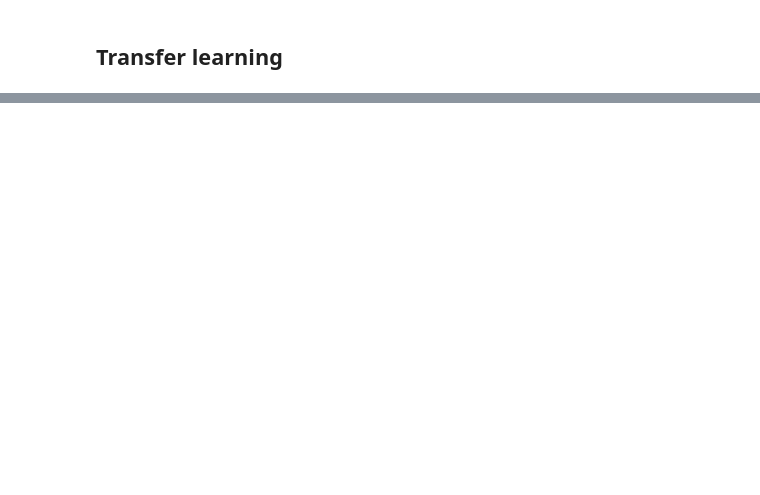
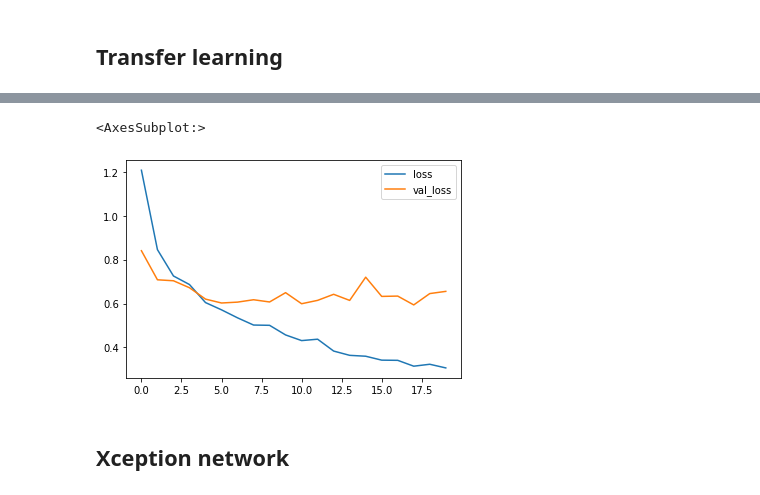
Before and after one commit to FabianAndersson17/Deep_learning_Fabian_Andersson, a Jupyter notebook: Code-alongs/Lec6-Transfer_learning.ipynb, the cells around one changed output, grey strips where cells are left out. Saved outputs shown, nothing was run; the diff lists cells and outputs as text; code cells hidden in the pictures; blank space fills up the shorter version.

```diff
--- a/Code-alongs/Lec6-Transfer_learning.ipynb
+++ b/Code-alongs/Lec6-Transfer_learning.ipynb
@@ -133,0 +190,7 @@ _________________________________________________________________
+# %%
+metrics[["loss", "val_loss"]].plot()
+# %% [output]
+<AxesSubplot:>
+[figure, added]
+# %% [markdown]
+## Xception network
```
Also changed, not shown: parts of 13 cells of this notebook.
